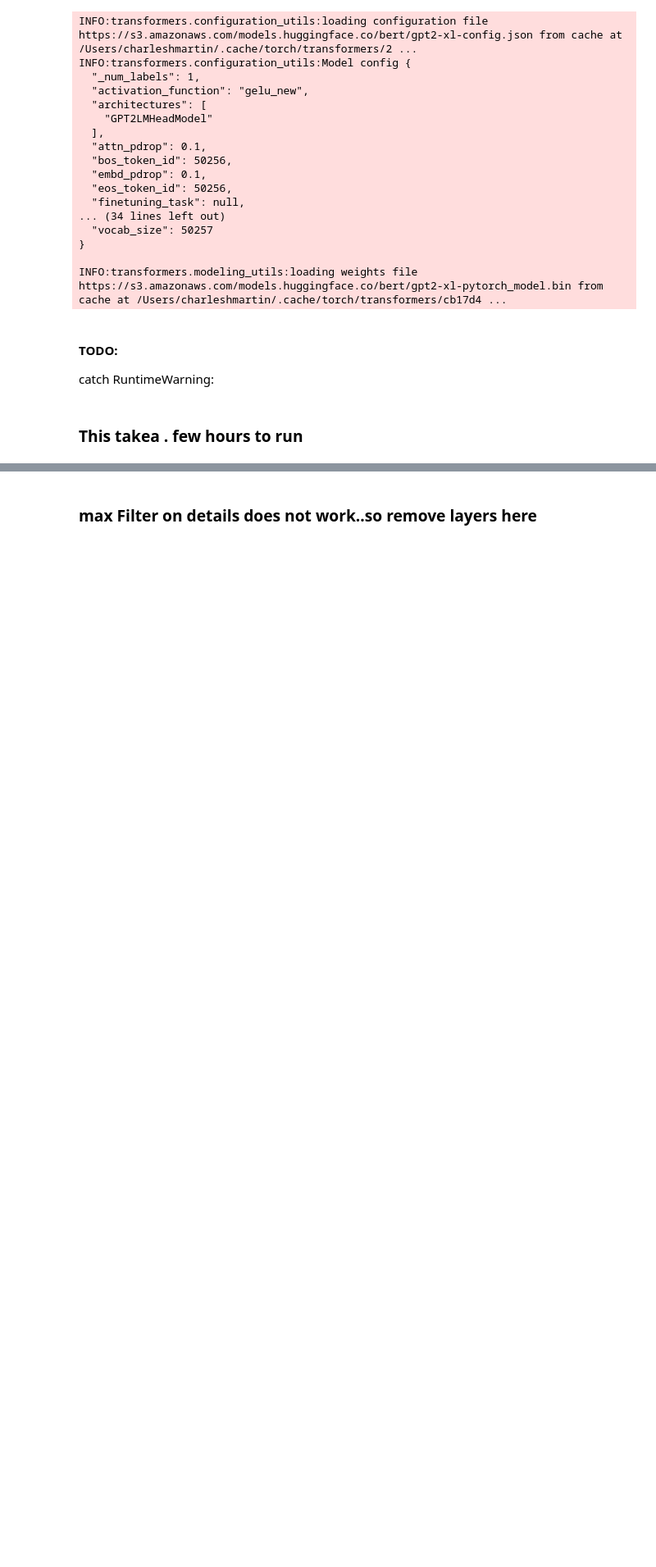
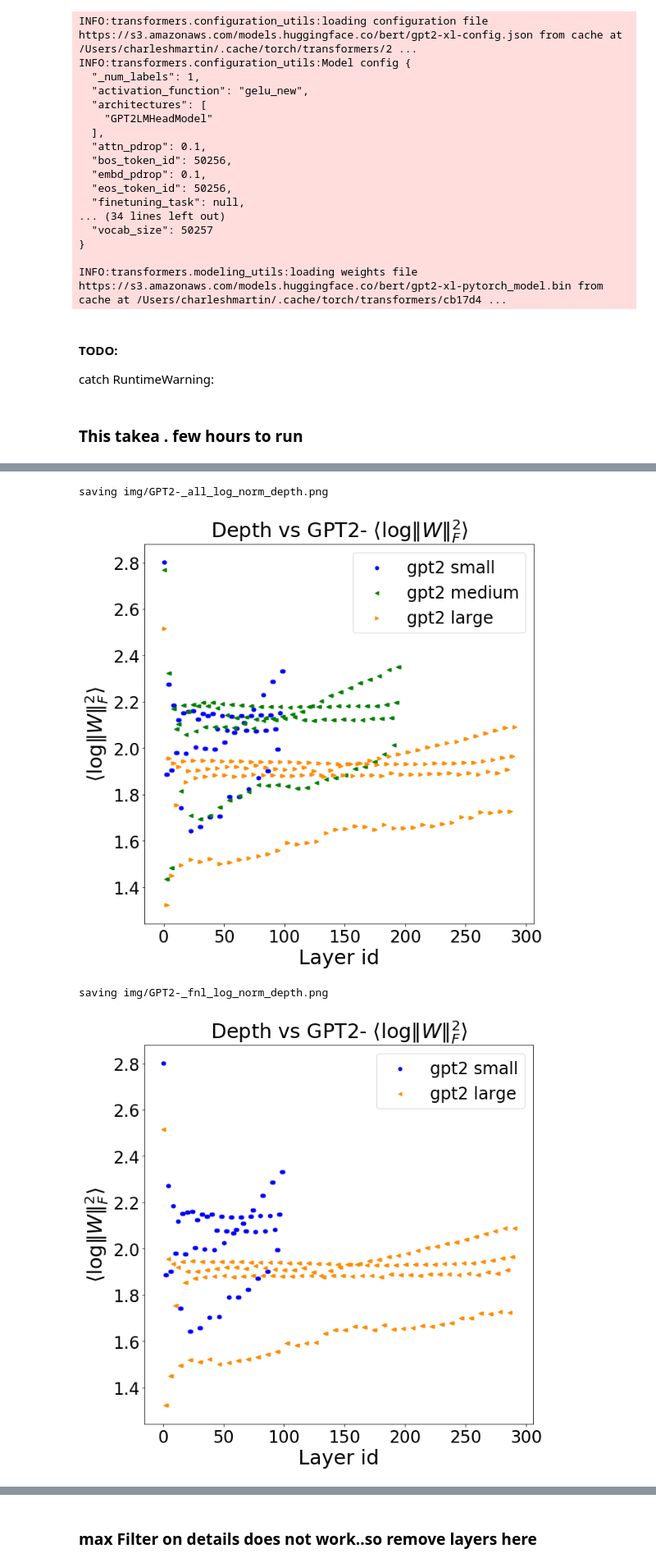
Before and after one commit to CalculatedContent/ww-trends-2020, a Jupyter notebook: WeightWatcher-OpenAI-GPT2.ipynb, the cells around one changed output, grey strips where cells are left out. Shown at 82% size. Cells and saved outputs as stored; diff of their text form; code cells hidden in the pictures; blank space fills up the shorter version.

```diff
--- a/WeightWatcher-OpenAI-GPT2.ipynb
+++ b/WeightWatcher-OpenAI-GPT2.ipynb
@@ -211,3 +252,8 @@ MP.plot_all_metric_histograms( \
 # %%
 MP.plot_all_metric_vs_depth( \
-    series_name, all_names, colors, all_summaries, all_details, [0,2])
+    series_name+"-", all_names, colors, all_summaries, all_details, [0,2])
+# %% [output]
+saving img/GPT2-_all_log_norm_depth.png
+[figure, added]
+saving img/GPT2-_fnl_log_norm_depth.png
+[figure, added]
```
Also changed, not shown: parts of 9 cells of this notebook.
